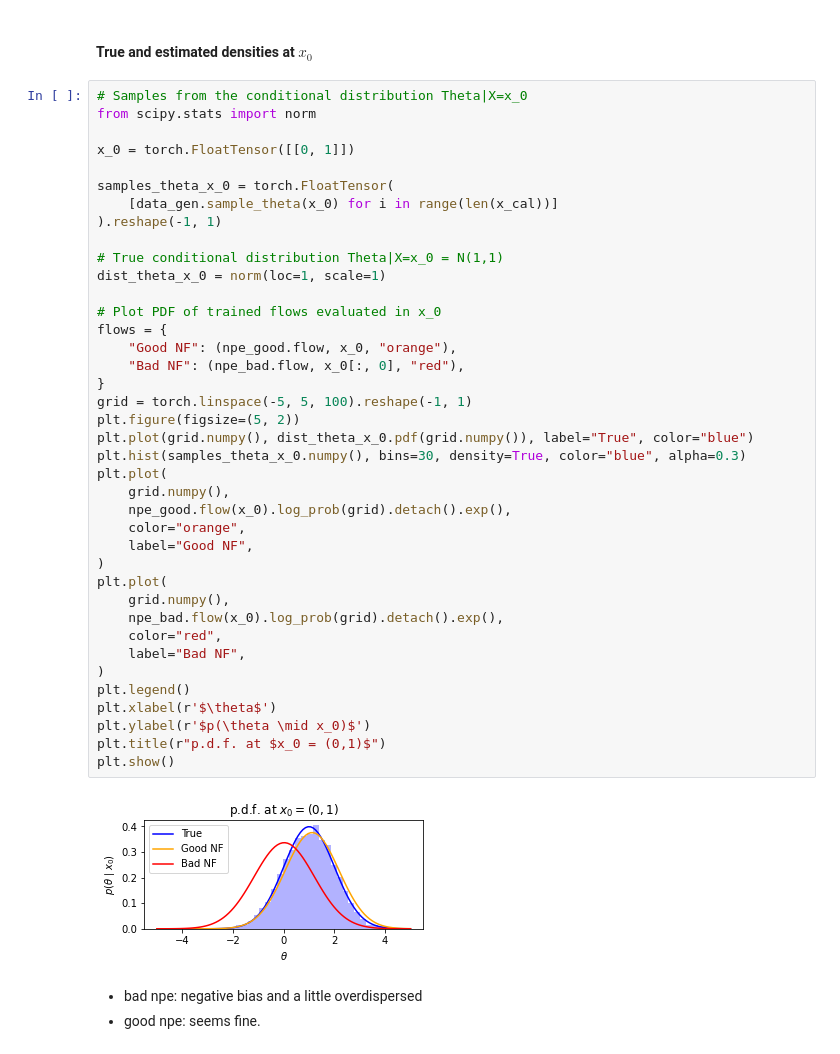
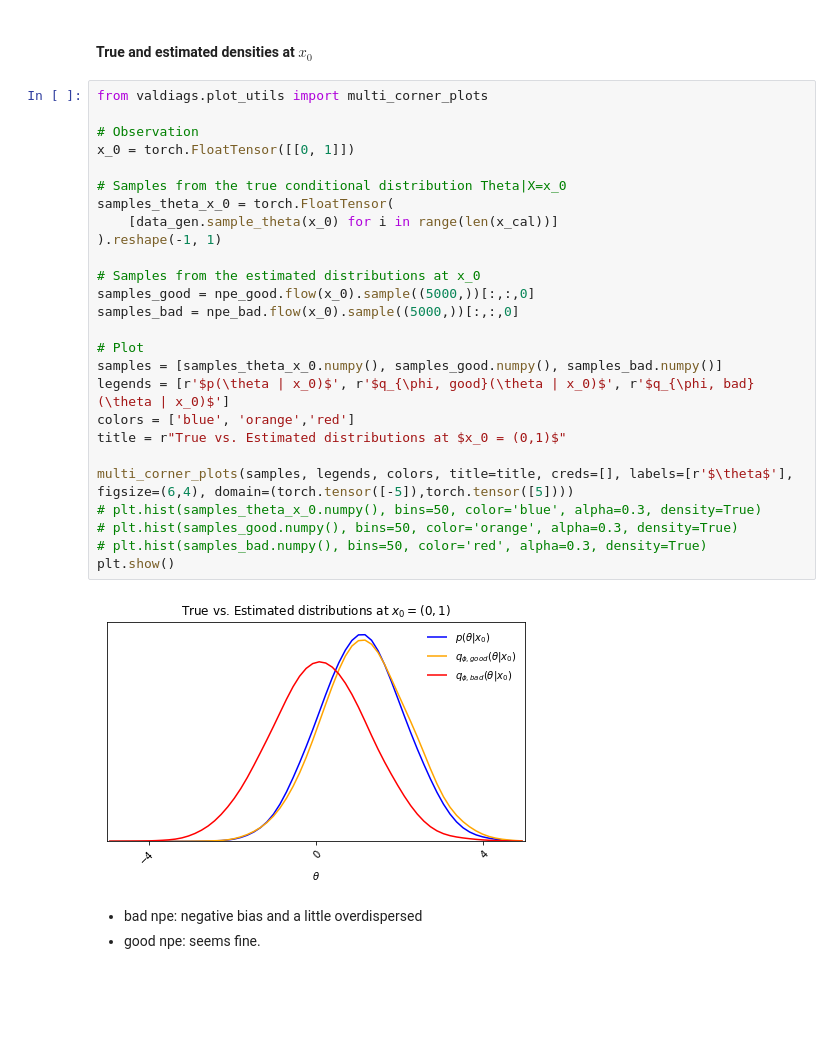
Before and after one commit to JuliaLinhart/valDiags_flows, a Jupyter notebook: notebooks/Local_C2ST_example_1D_lampe.ipynb, the cells around one changed output. Saved outputs shown, nothing was run; the diff lists cells and outputs as text; blank space fills up the shorter version.

```diff
--- a/notebooks/Local_C2ST_example_1D_lampe.ipynb
+++ b/notebooks/Local_C2ST_example_1D_lampe.ipynb
@@ -322,47 +322,34 @@ PP_plot_1D(
 We evaluate the true target density and the trained estimators in $x_0 = [0,1]$.
 # %% [markdown]
 #### True and estimated densities at $x_0$
-# %%
-# Samples from the conditional distribution Theta|X=x_0
-from scipy.stats import norm
-
-x_0 = torch.FloatTensor([[0, 1]])
-
-samples_theta_x_0 = torch.FloatTensor(
-    [data_gen.sample_theta(x_0) for i in range(len(x_cal))]
-).reshape(-1, 1)
-
-# True conditional distribution Theta|X=x_0 = N(1,1)
-dist_theta_x_0 = norm(loc=1, scale=1)
-
-# Plot PDF of trained flows evaluated in x_0
-flows = {
-    "Good NF": (npe_good.flow, x_0, "orange"),
-    "Bad NF": (npe_bad.flow, x_0[:, 0], "red"),
-}
-grid = torch.linspace(-5, 5, 100).reshape(-1, 1)
-plt.figure(figsize=(5, 2))
-plt.plot(grid.numpy(), dist_theta_x_0.pdf(grid.numpy()), label="True", color="blue")
-plt.hist(samples_theta_x_0.numpy(), bins=30, density=True, color="blue", alpha=0.3)
-plt.plot(
-    grid.numpy(),
-    npe_good.flow(x_0).log_prob(grid).detach().exp(),
-    color="orange",
-    label="Good NF",
-)
-plt.plot(
-    grid.numpy(),
-    npe_bad.flow(x_0).log_prob(grid).detach().exp(),
-    color="red",
-    label="Bad NF",
-)
-plt.legend()
-plt.xlabel(r'$\theta$')
-plt.ylabel(r'$p(\theta \mid x_0)$')
-plt.title(r"p.d.f. at $x_0 = (0,1)$")
-plt.show()
-# %% [output]
-[figure, removed]
+# %%
+from valdiags.plot_utils import multi_corner_plots
+
+# Observation
+x_0 = torch.FloatTensor([[0, 1]])
+
+# Samples from the true conditional distribution Theta|X=x_0
+samples_theta_x_0 = torch.FloatTensor(
+    [data_gen.sample_theta(x_0) for i in range(len(x_cal))]
+).reshape(-1, 1)
+
+# Samples from the estimated distributions at x_0
+samples_good = npe_good.flow(x_0).sample((5000,))[:,:,0]
+samples_bad = npe_bad.flow(x_0).sample((5000,))[:,:,0]
+
+# Plot
+samples = [samples_theta_x_0.numpy(), samples_good.numpy(), samples_bad.numpy()]
+legends = [r'$p(\theta | x_0)$', r'$q_{\phi, good}(\theta | x_0)$', r'$q_{\phi, bad}(\theta | x_0)$']
+colors = ['blue', 'orange','red']
+title = r"True vs. Estimated distributions at $x_0 = (0,1)$"
+
+multi_corner_plots(samples, legends, colors, title=title, creds=[], labels=[r'$\theta$'], figsize=(6,4), domain=(torch.tensor([-5]),torch.tensor([5])))
+# plt.hist(samples_theta_x_0.numpy(), bins=50, color='blue', alpha=0.3, density=True)
+# plt.hist(samples_good.numpy(), bins=50, color='orange', alpha=0.3, density=True)
+# plt.hist(samples_bad.numpy(), bins=50, color='red', alpha=0.3, density=True)
+plt.show()
+# %% [output]
+[figure, added]
 # %% [markdown]
 - bad npe: negative bias and a little overdispersed
 - good npe: seems fine.
```
Also changed, not shown: parts of 25 cells of this notebook, 2 other files.
